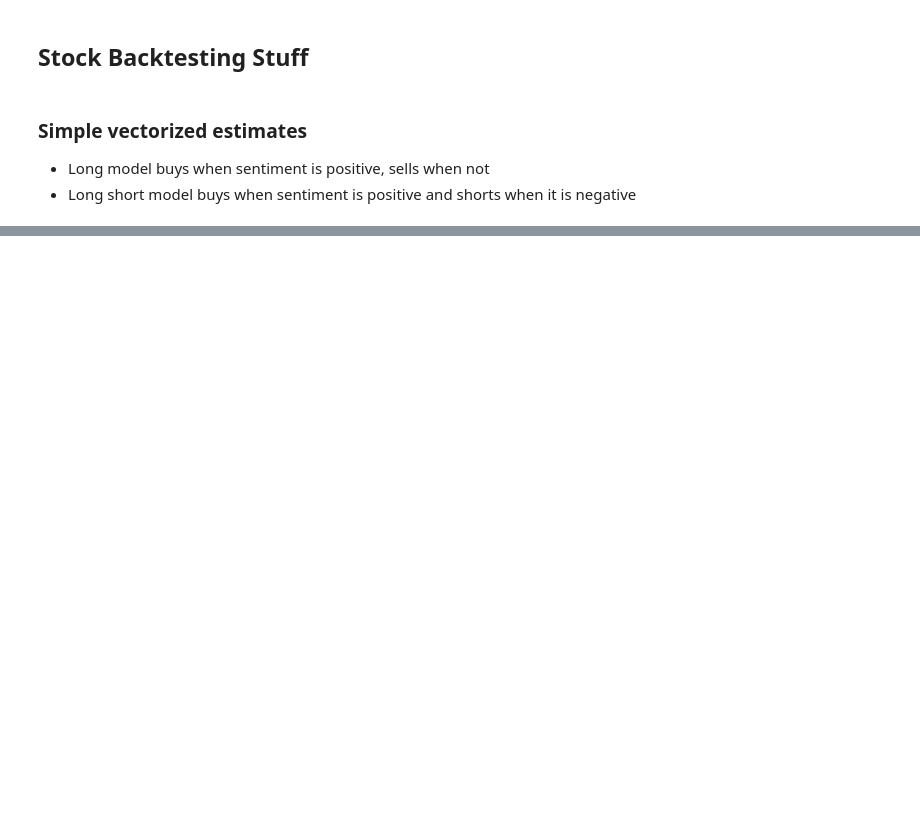
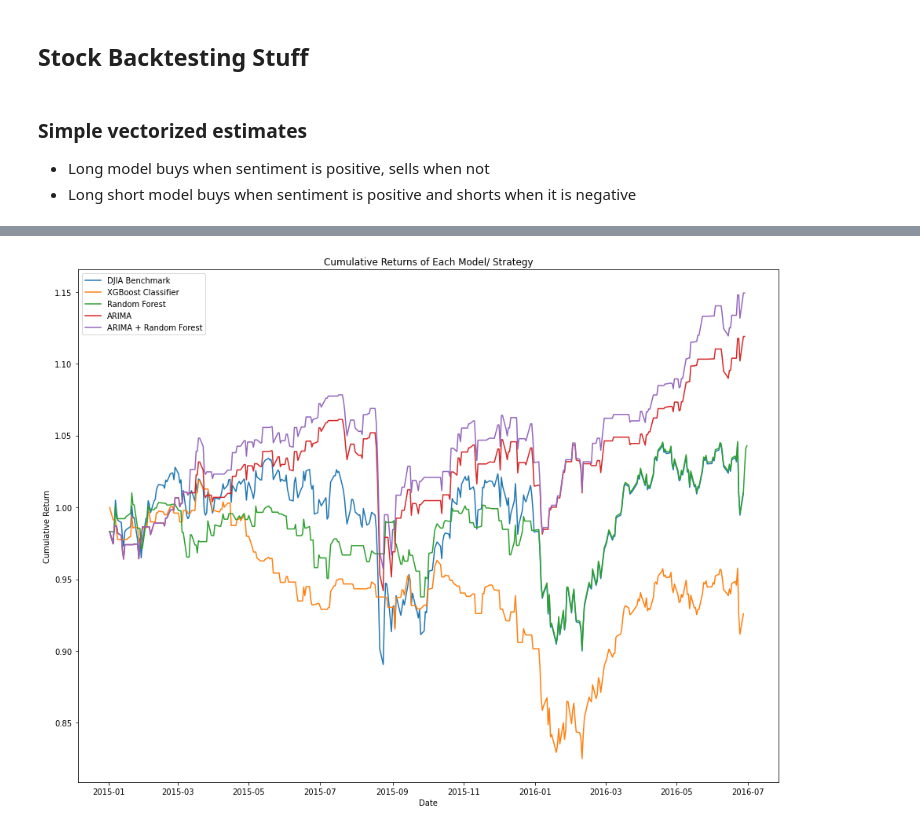
Before and after one commit to bagnalln/sentiment_stocks_ece579, a Jupyter notebook: Sentiment_Stocks.ipynb, the cells around one changed output, grey strips where cells are left out. Cells and saved outputs as stored; diff of their text form; code cells hidden in the pictures; blank space fills up the shorter version.

```diff
--- a/Sentiment_Stocks.ipynb
+++ b/Sentiment_Stocks.ipynb
@@ -1158,0 +1126,16 @@ plot_backtest(pred_df_forrest)
+# %%
+plt.figure(figsize=(16, 12))
+plt.plot(pred_df_xgboost['Date'], pred_df_xgboost['Cumul_ret_dji'], label = 'DJIA Benchmark')
+plt.plot(pred_df_xgboost['Date'], pred_df_xgboost['Cumul_ret_long'], label = 'XGBoost Classifier')
+plt.plot(pred_df_forrest['Date'], pred_df_forrest['Cumul_ret_long'], label = 'Random Forest')
+plt.plot(pred_df_arima['Date'], pred_df_arima['Cumul_ret_long'], label = 'ARIMA')
+plt.plot(pred_df_arima_forest['Date'], pred_df_arima_forest['Cumul_ret_long'], label = 'ARIMA + Random Forest')
+
+# plt.plot(pred_df['Date'], pred_df['Cumul_ret_long_shrt'], label = label_3)
+plt.xlabel('Date')
+plt.title('Cumulative Returns of Each Model/ Strategy')
+plt.ylabel('Cumulative Return')
+plt.legend()
+plt.show()
+# %% [output]
+[figure, added]
```
Also changed, not shown: parts of 51 cells of this notebook.
